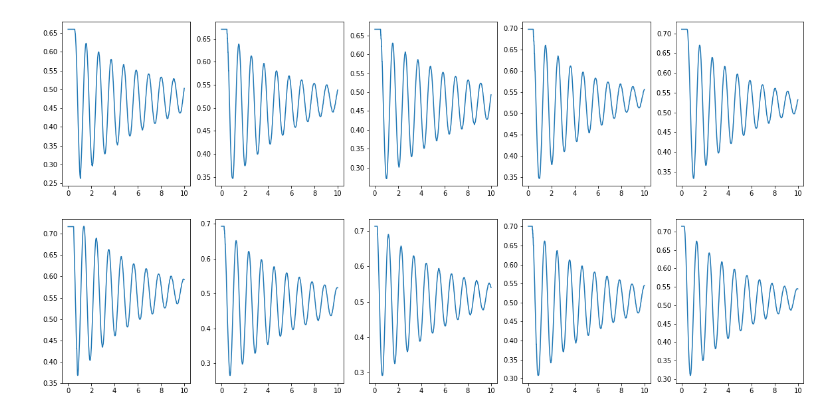
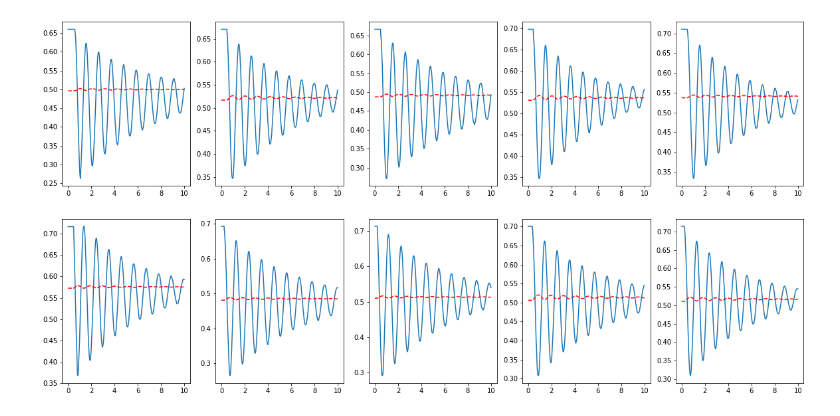
Before and after one commit to 3FI/PHYS-258, a Jupyter notebook: Lab1/Lab1_Notebook.ipynb, the cells around one changed output. Drawn from its saved outputs; the diff is of its cells as text; code cells hidden in the pictures.

```diff
--- a/Lab1/Lab1_Notebook.ipynb
+++ b/Lab1/Lab1_Notebook.ipynb
@@ -40,13 +23,17 @@ print(data_ruchardts)
-# %%
-i=1
-plt.figure(figsize=(20, 10))
-for run in data_ruchardts:
-    plt.subplot(2,5,i)
-    plt.plot(unumpy.nominal_values(run[0]),unumpy.nominal_values(run[1]))
-    i+=1
-plt.show()
-# %% [output]
-[figure, removed]
+# %%
+i=1
+plt.figure(figsize=(20, 10))
+for run in data_ruchardts:
+    plt.subplot(2,5,i)
+    plt.plot(unumpy.nominal_values(run[0]),unumpy.nominal_values(run[1]))
+    i+=1
+    def f(x,a,b,c,d,w):
+        return c*np.exp(a*x)*np.cos(w*x+b)+d
+    popt,pcov = optimize.curve_fit(f,xdata=unumpy.nominal_values(run[0]), ydata=unumpy.nominal_values(run[1]),p0=[0.2,np.pi,0,0.5,2],bounds=([0,0,-1,0.45,1],[0.3,np.pi,1,0.6,3]))
+    plt.plot(unumpy.nominal_values(run[0]), f(unumpy.nominal_values(run[1]),*popt), 'r--',label='Sinus fit')
+plt.show()
+# %% [output]
+[figure, added]
 # %%
 data_Air = []
 data_Ar = []
```
Also changed, not shown: parts of 6 cells of this notebook.
